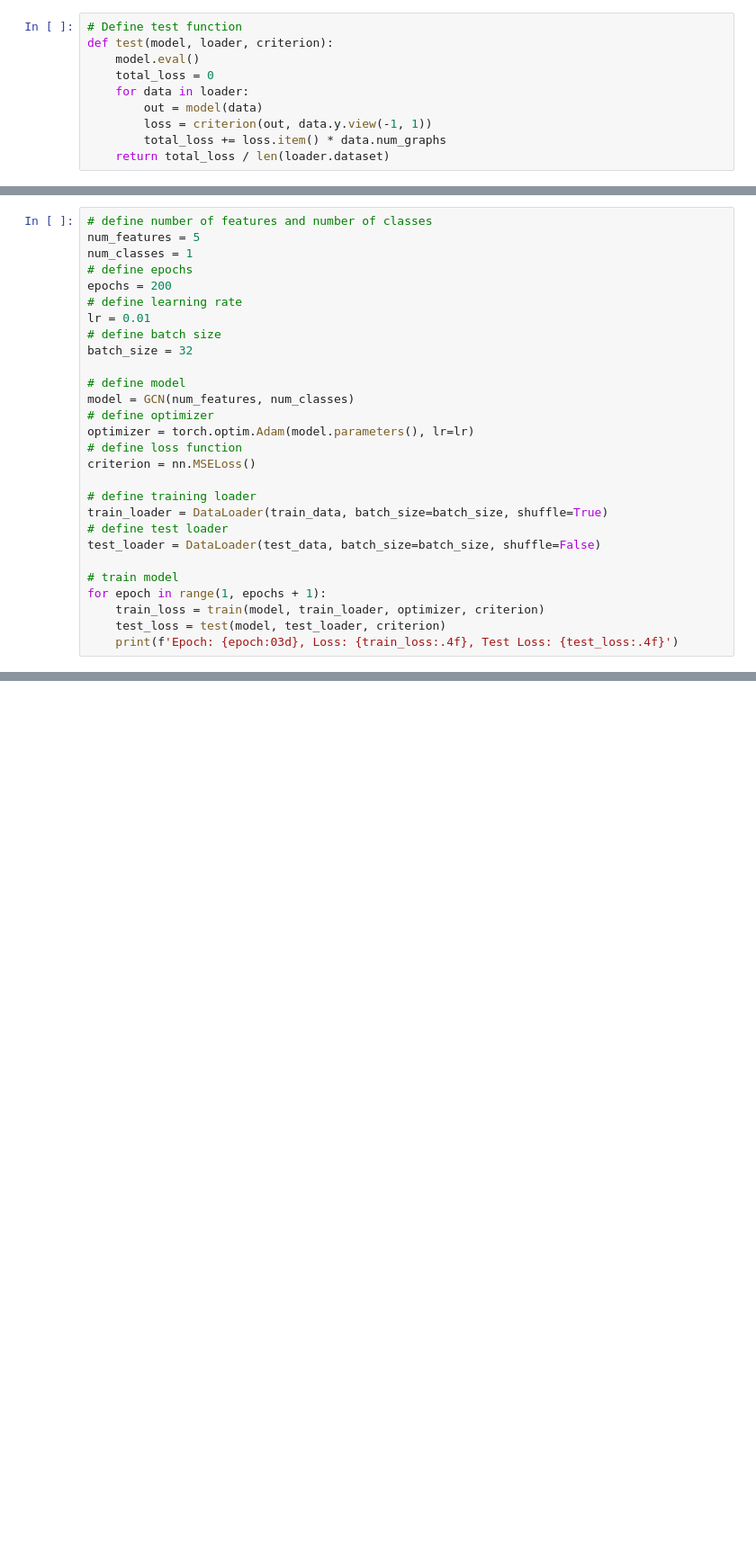
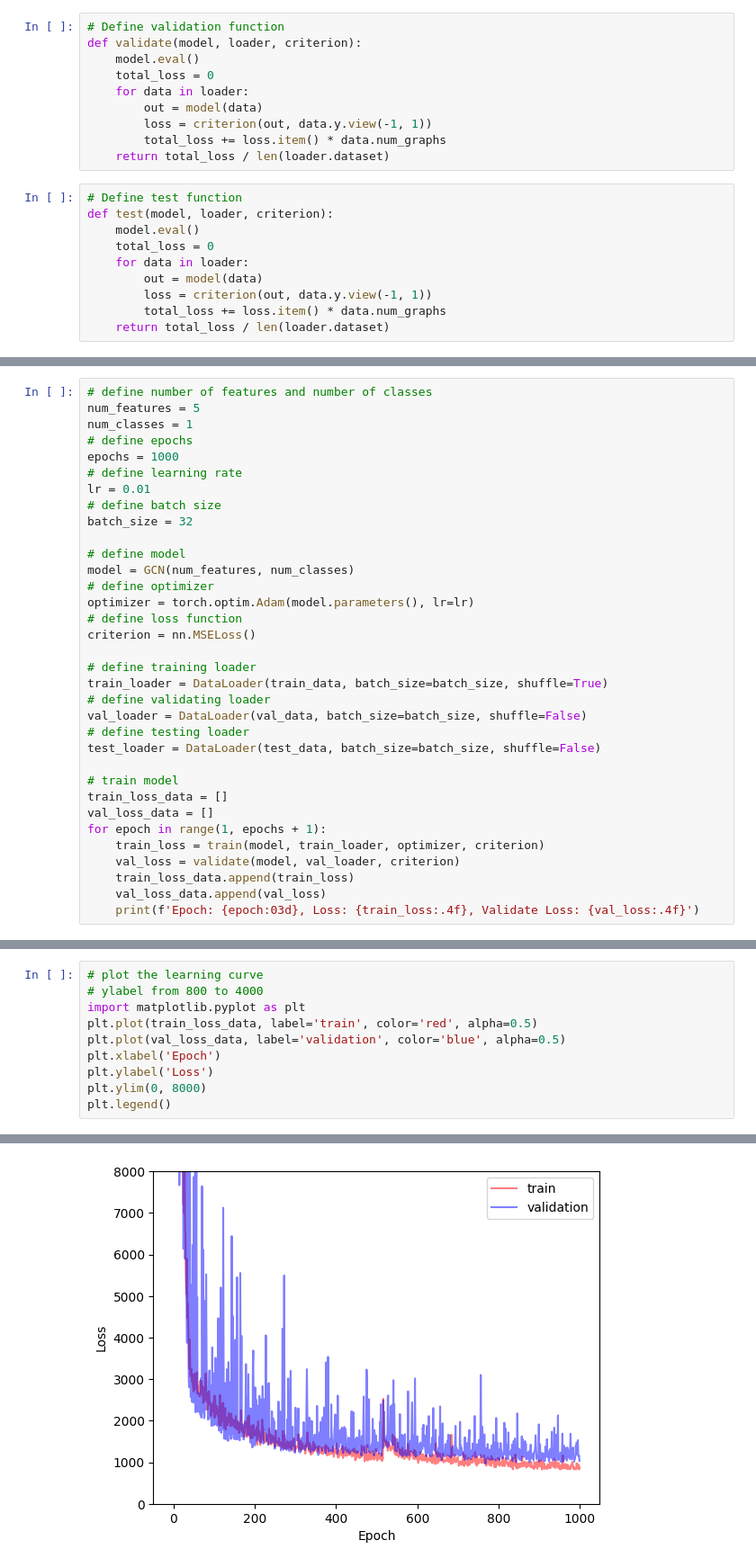
Before and after one commit to PingYang16/ML-example, a Jupyter notebook: gcn-qm7.ipynb, the cells around one changed output, grey strips where cells are left out. Shown at 90% size. Saved outputs shown, nothing was run; the diff lists cells and outputs as text; blank space fills up the shorter version.

```diff
--- a/gcn-qm7.ipynb
+++ b/gcn-qm7.ipynb
@@ -213,6 +209,16 @@ def train(model, loader, optimizer, criterion):
         optimizer.step()
         total_loss += loss.item() * data.num_graphs
     return total_loss / len(loader.dataset)
+# %%
+# Define validation function
+def validate(model, loader, criterion):
+    model.eval()
+    total_loss = 0
+    for data in loader:
+        out = model(data)
+        loss = criterion(out, data.y.view(-1, 1))
+        total_loss += loss.item() * data.num_graphs
+    return total_loss / len(loader.dataset)
 # %%
 # Define test function
 def test(model, loader, criterion):
@@ -232,7 +239,7 @@ train_data, test_data = train_test_split(data_list, test_size=0.2, random_state=
 num_features = 5
 num_classes = 1
 # define epochs
-epochs = 200
+epochs = 1000
 # define learning rate
 lr = 0.01
 # define batch size
@@ -247,12 +254,18 @@ criterion = nn.MSELoss()
 
 # define training loader
 train_loader = DataLoader(train_data, batch_size=batch_size, shuffle=True)
-# define test loader
+# define validating loader
+val_loader = DataLoader(val_data, batch_size=batch_size, shuffle=False)
+# define testing loader
 test_loader = DataLoader(test_data, batch_size=batch_size, shuffle=False)
 
 # train model
+train_loss_data = []
+val_loss_data = []
 for epoch in range(1, epochs + 1):
     train_loss = train(model, train_loader, optimizer, criterion)
-    test_loss = test(model, test_loader, criterion)
-    print(f'Epoch: {epoch:03d}, Loss: {train_loss:.4f}, Test Loss: {test_loss:.4f}')
+    val_loss = validate(model, val_loader, criterion)
+    train_loss_data.append(train_loss)
+    val_loss_data.append(val_loss)
+    print(f'Epoch: {epoch:03d}, Loss: {train_loss:.4f}, Validate Loss: {val_loss:.4f}')
 # %% [output]
@@ -275,0 +289,11 @@ Epoch: 200, Loss: 1698.8794, Test Loss: 1796.2466
+# %%
+# plot the learning curve
+# ylabel from 800 to 4000
+import matplotlib.pyplot as plt
+plt.plot(train_loss_data, label='train', color='red', alpha=0.5)
+plt.plot(val_loss_data, label='validation', color='blue', alpha=0.5)
+plt.xlabel('Epoch')
+plt.ylabel('Loss')
+plt.ylim(0, 8000)
+plt.legend()
+# %% [output]
@@ -276,3 +301,4 @@ Epoch: 200, Loss: 1698.8794, Test Loss: 1796.2466
+[figure, added]
 # %%
 # predict on test set
 model.eval()
```
Also changed, not shown: parts of 9 cells of this notebook, 1 other file.
